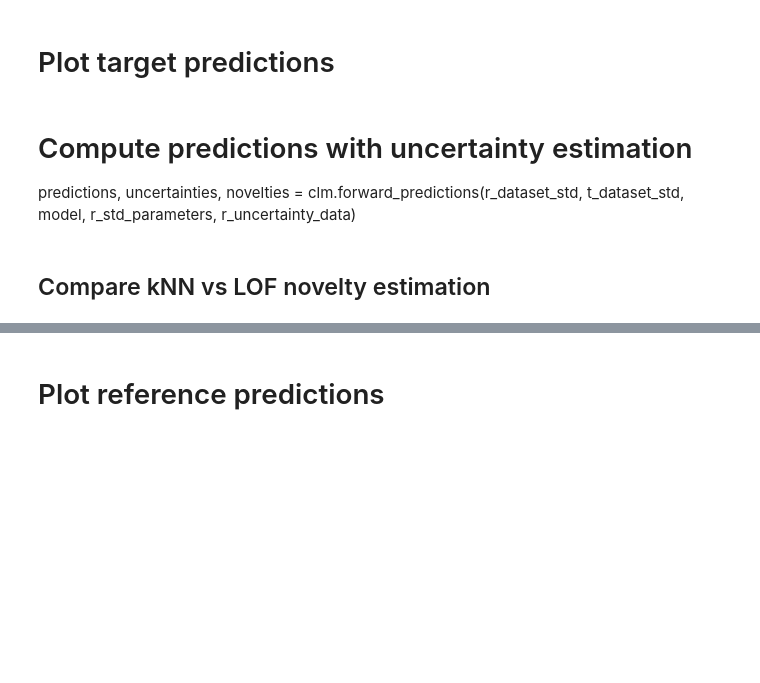
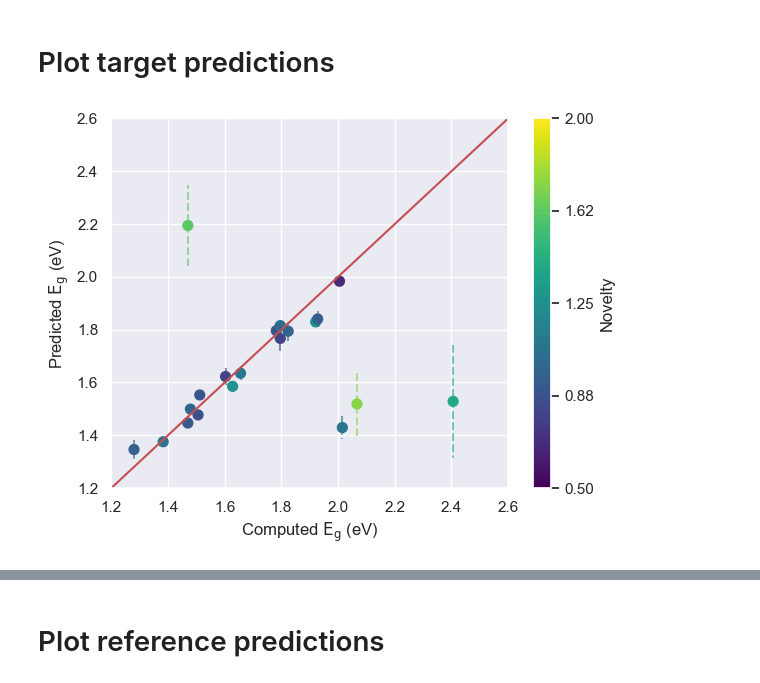
Before and after one commit to CibranLopez/CLUE, a Jupyter notebook: predict-GNN.ipynb, the cells around one changed output, grey strips where cells are left out. Cells and saved outputs as stored; diff of their text form; code cells hidden in the pictures; blank space fills up the shorter version.

```diff
--- a/predict-GNN.ipynb
+++ b/predict-GNN.ipynb
@@ -84,8 +86,3 @@ DataParallel(
 )
 # %% [markdown]
 # Plot target predictions
-# %% [markdown]
-# Compute predictions with uncertainty estimation
-predictions, uncertainties, novelties = clm.forward_predictions(r_dataset_std,
-                                                                t_dataset_std,
-                                                                model, r_std_parameters, r_uncertainty_data)
@@ -112,2 +88,0 @@ novelties = novelties_knn
-# %% [markdown]
-## Compare kNN vs LOF novelty estimation
@@ -158,0 +95,58 @@ print(f"LOF - Pearson: {corr_lof_pearson:.3f} (p={p_lof_pearson:.3e}), Spearman:
+# %%
+#random_integers = np.random.randint(0, len(ground_truths), size=50)
+
+#ground_truths    = ground_truths[random_integers]
+#predictions      = predictions[random_integers]
+#uncertainties    = uncertainties[random_integers]
+#novelties        = novelties[random_integers]
+
+norm = mcolors.Normalize(vmin=vmin, vmax=vmax)
+cmap = cm.get_cmap('viridis')
+
+# Scatter plot with color mapping
+fig, ax = plt.subplots()
+sc = ax.scatter(
+    ground_truths,
+    predictions,
+    c=novelties,
+    cmap='viridis',
+    norm=norm,
+    marker='o',
+    s=50
+)
+
+vmin = min(novelties)
+vmax = max(novelties)
+
+vmin = 0.5
+vmax = 2
+
+for x, y, err, n in zip(ground_truths, predictions, uncertainties, novelties):
+    color = cmap(norm(n))
+    ax.plot([x, x], [y - err, y + err], '--', color=color, alpha=0.6)
+
+# Add identity line
+_min_, _max_ = cld.get_min_max(
+    ground_truths + np.abs(uncertainties),
+    ground_truths - np.abs(uncertainties),
+    predictions
+)
+
+_min_ = 1.2
+_max_ = 2.6
+
+ticks = np.linspace(vmin, vmax, num=5)
+cbar = plt.colorbar(sc, ax=ax)
+cbar.set_ticks(ticks)
+cbar.set_ticklabels([f'{tick:.2f}' for tick in ticks])
+cbar.set_label('Novelty')
+
+ax.plot([_min_, _max_], [_min_, _max_], '-r')
+ax.set_xlim(_min_, _max_)
+ax.set_ylim(_min_, _max_)
+ax.set_xlabel(r'Computed $\mathrm{E_g}$ (eV)')
+ax.set_ylabel(r'Predicted $\mathrm{E_g}$ (eV)')
+plt.savefig(f'{t_folder}/UQ-target-prediction-comparison.png', dpi=150, bbox_inches='tight')
+plt.show()
+# %% [output]
+[figure, added]
```
Also changed, not shown: parts of 7 cells of this notebook, 4 other files.
